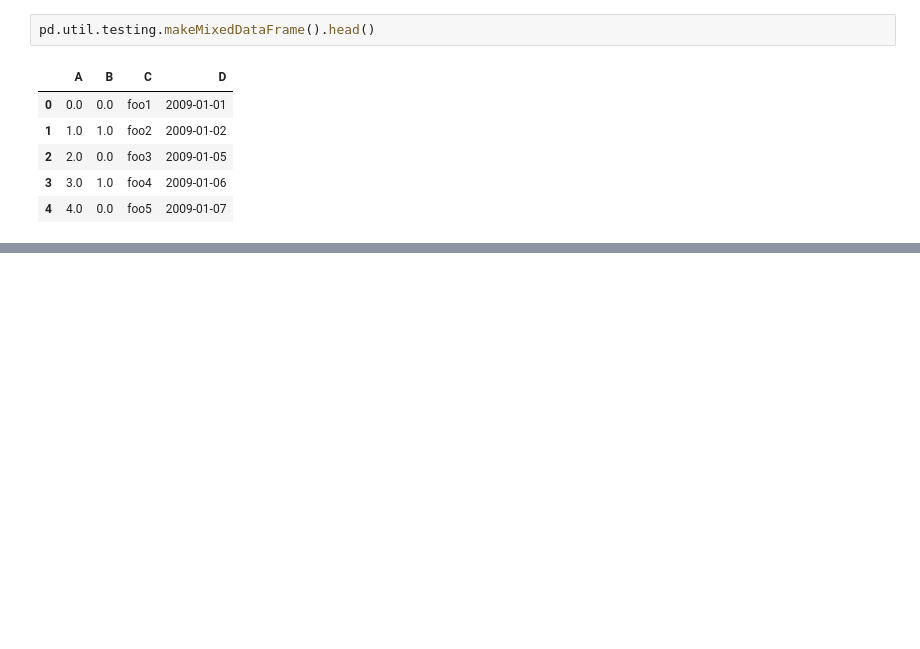
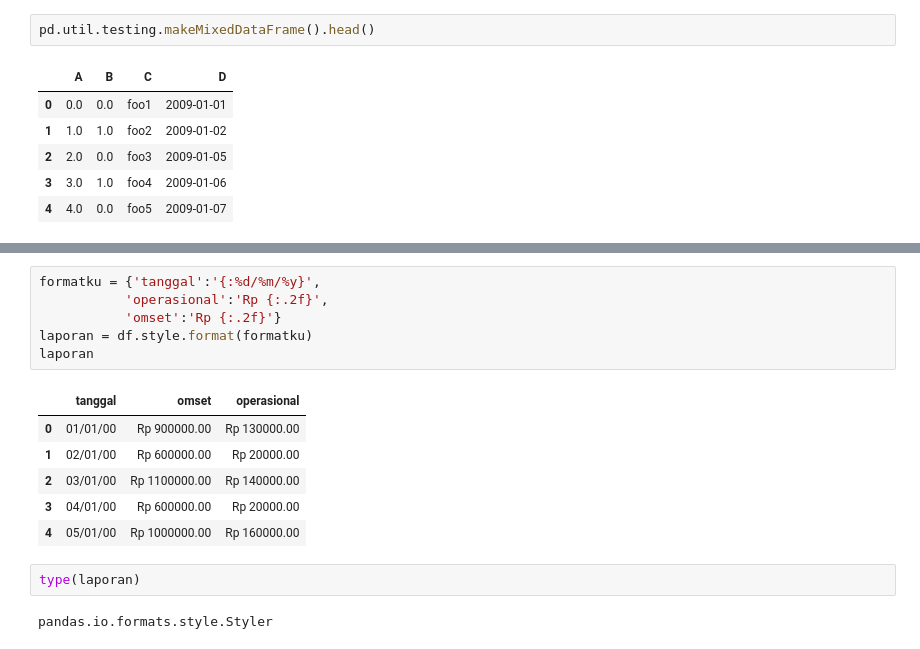
Before and after one commit to meilindazheng/VisualisasiData-Pandas, a Jupyter notebook: Pandas-Week05.ipynb, the cells around one changed output, grey strips where cells are left out. Saved outputs shown, nothing was run; the diff lists cells and outputs as text; blank space fills up the shorter version.

```diff
--- a/Pandas-Week05.ipynb
+++ b/Pandas-Week05.ipynb
@@ -175,0 +238,17 @@ pd.util.testing.makeMissingDataframe().head()
+# %%
+formatku = {'tanggal':'{:%d/%m/%y}',
+           'operasional':'Rp {:.2f}',
+           'omset':'Rp {:.2f}'}
+laporan = df.style.format(formatku)
+laporan
+# %% [output]
+|  | tanggal | omset | operasional |
+| 0 | 01/01/00 | Rp 900000.00 | Rp 130000.00 |
+| 1 | 02/01/00 | Rp 600000.00 | Rp 20000.00 |
+| 2 | 03/01/00 | Rp 1100000.00 | Rp 140000.00 |
+| 3 | 04/01/00 | Rp 600000.00 | Rp 20000.00 |
+| 4 | 05/01/00 | Rp 1000000.00 | Rp 160000.00 |
+# %%
+type(laporan)
+# %% [output]
+pandas.io.formats.style.Styler
```
Also changed, not shown: parts of 19 cells of this notebook.
